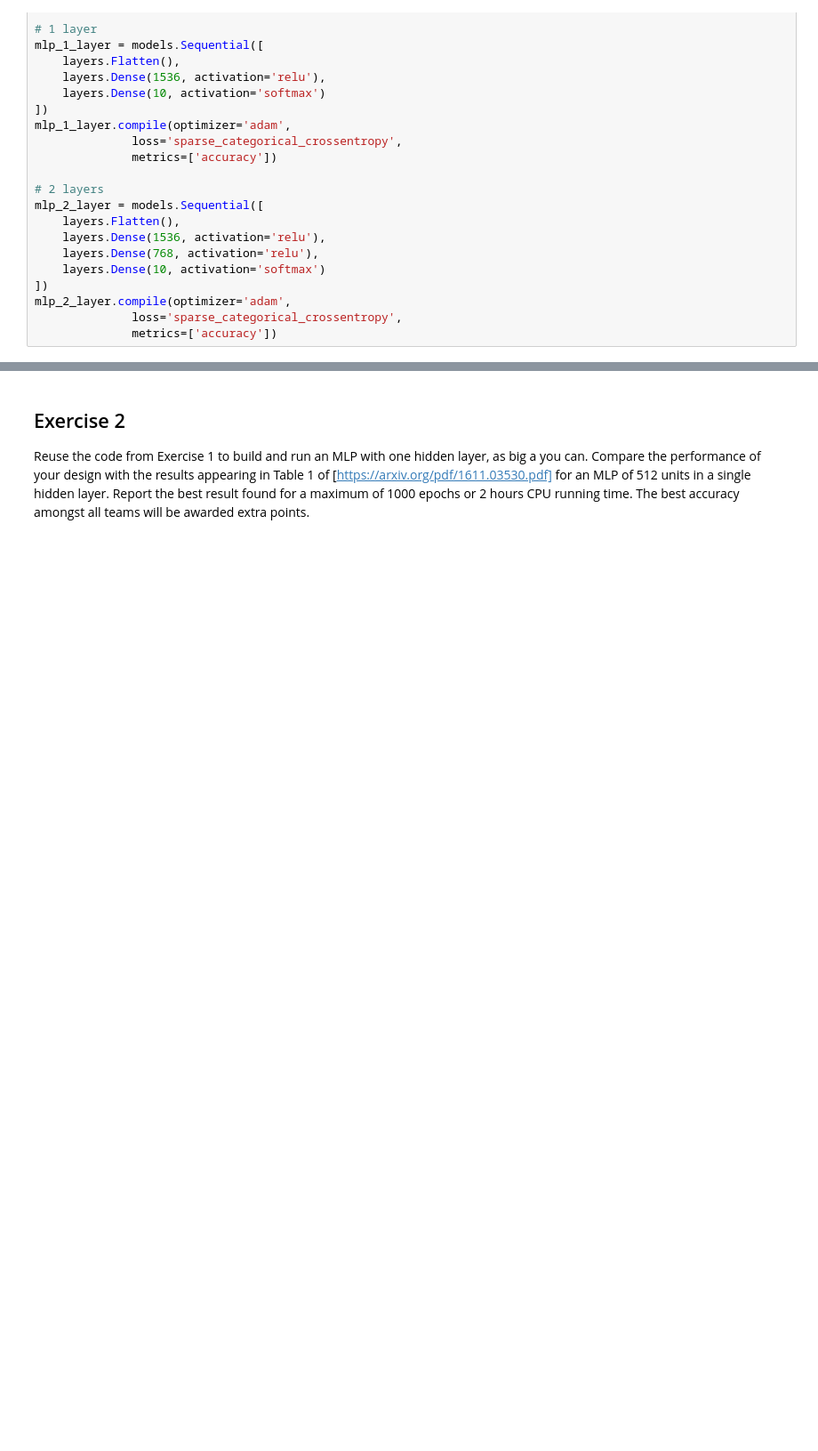
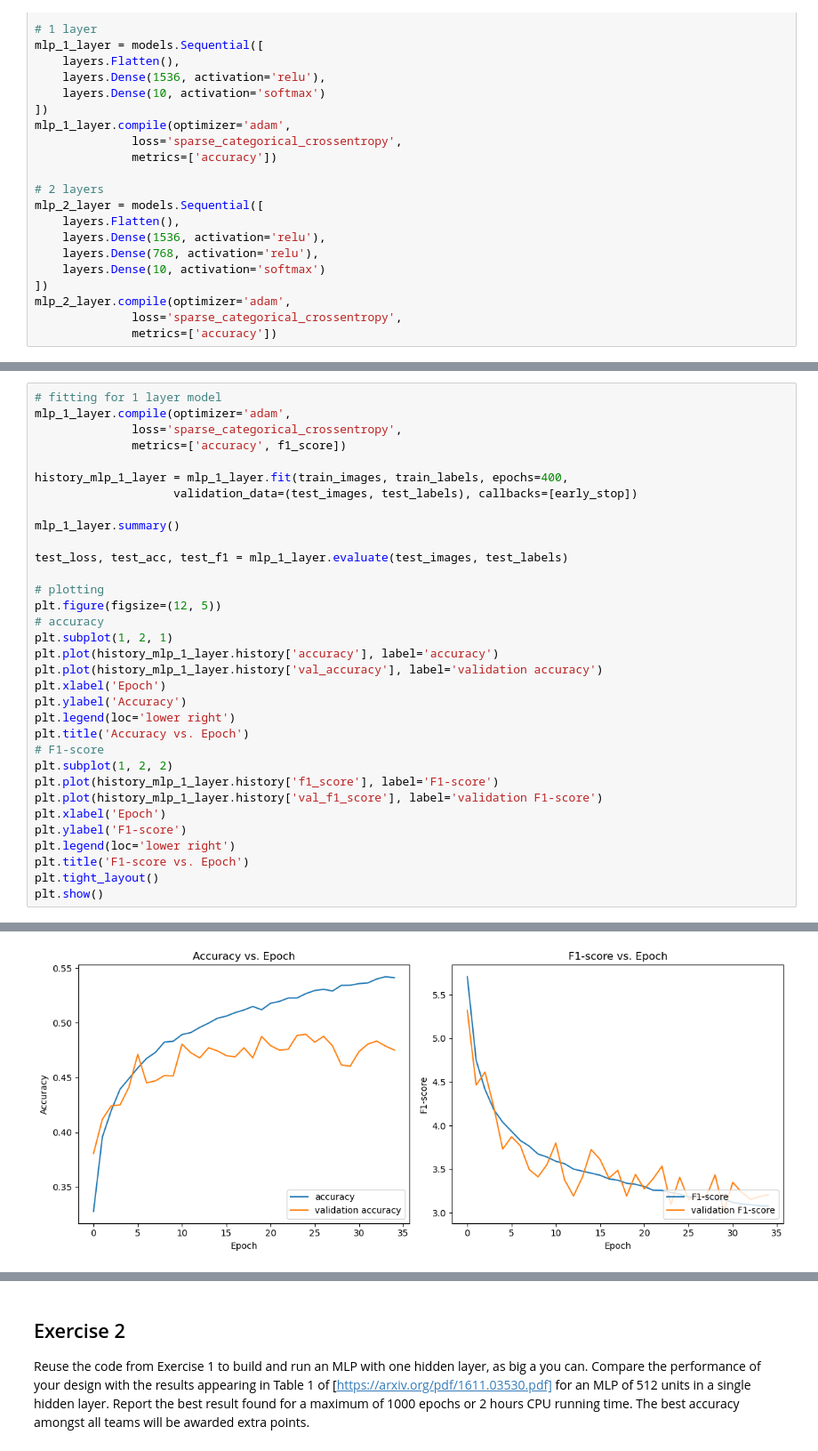
Before and after one commit to JvPost/CDSML, a Jupyter notebook: assignment5.ipynb, the cells around one changed output, grey strips where cells are left out. Shown at 89% size. Cells and saved outputs as stored; diff of their text form; blank space fills up the shorter version.

```diff
--- a/assignment5.ipynb
+++ b/assignment5.ipynb
@@ -224,0 +225,34 @@ ValueError: too many values to unpack (expected 2)
+# %%
+# fitting for 1 layer model
+mlp_1_layer.compile(optimizer='adam',
+              loss='sparse_categorical_crossentropy',
+              metrics=['accuracy', f1_score])
+
+history_mlp_1_layer = mlp_1_layer.fit(train_images, train_labels, epochs=400,
+                    validation_data=(test_images, test_labels), callbacks=[early_stop])
+
+mlp_1_layer.summary()
+
+test_loss, test_acc, test_f1 = mlp_1_layer.evaluate(test_images, test_labels)
+
+# plotting
+plt.figure(figsize=(12, 5))
+# accuracy
+plt.subplot(1, 2, 1)
+plt.plot(history_mlp_1_layer.history['accuracy'], label='accuracy')
+plt.plot(history_mlp_1_layer.history['val_accuracy'], label='validation accuracy')
+plt.xlabel('Epoch')
+plt.ylabel('Accuracy')
+plt.legend(loc='lower right')
+plt.title('Accuracy vs. Epoch')
+# F1-score
+plt.subplot(1, 2, 2)
+plt.plot(history_mlp_1_layer.history['f1_score'], label='F1-score')
+plt.plot(history_mlp_1_layer.history['val_f1_score'], label='validation F1-score')
+plt.xlabel('Epoch')
+plt.ylabel('F1-score')
+plt.legend(loc='lower right')
+plt.title('F1-score vs. Epoch')
+plt.tight_layout()
+plt.show()
+# %% [output]
@@ -224,0 +276 @@ ValueError: too many values to unpack (expected 2)
+[figure, added]
```
Also changed, not shown: parts of 3 cells of this notebook.
